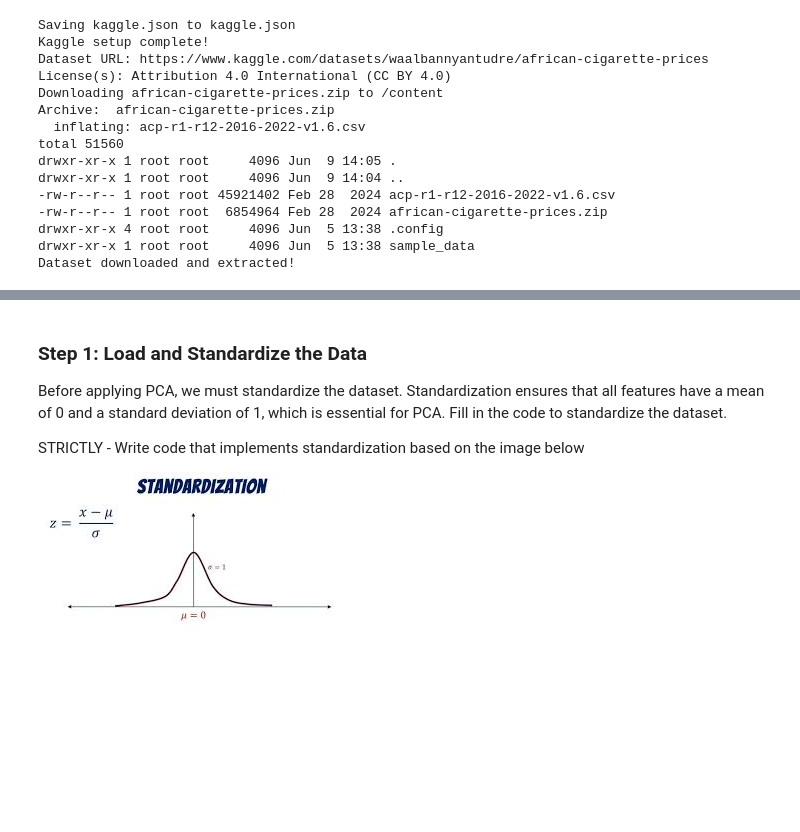
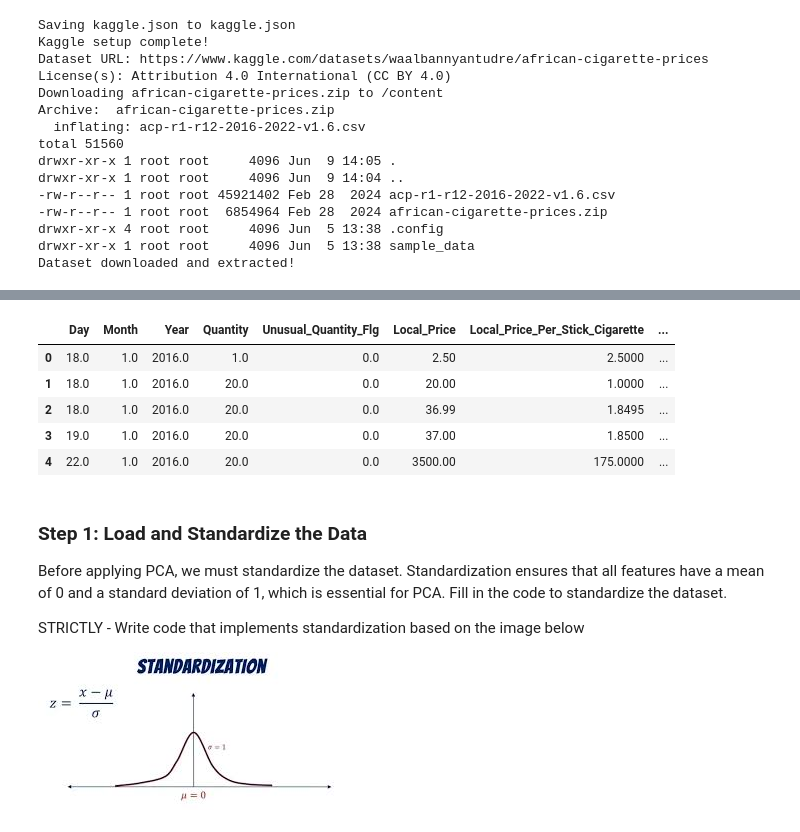
Before and after one commit to Pam-Pam29/ADVANCED-LINEAR-ALGEBRA-PCA-Group-19, a Jupyter notebook: Template_PCA_Formative_1[19].ipynb, the cells around one changed output, grey strips where cells are left out. Drawn from its saved outputs; the diff is of its cells as text; code cells hidden in the pictures; blank space fills up the shorter version.

```diff
--- a/Template_PCA_Formative_1[19].ipynb
+++ b/Template_PCA_Formative_1[19].ipynb
@@ -68,3 +104,14 @@ Dataset downloaded and extracted!
+# %%
+numerical_columns = df.select_dtypes(include=np.number).columns
+dataset = df[numerical_columns]
+dataset.head()
+# %% [output]
+|  | Day | Month | Year | Quantity | Unusual_Quantity_Flg | Local_Price | Local_Price_Per_Stick_Cigarette | ... |
+| 0 | 18.0 | 1.0 | 2016.0 | 1.0 | 0.0 | 2.50 | 2.5000 | ... |
+| 1 | 18.0 | 1.0 | 2016.0 | 20.0 | 0.0 | 20.00 | 1.0000 | ... |
+| 2 | 18.0 | 1.0 | 2016.0 | 20.0 | 0.0 | 36.99 | 1.8495 | ... |
+| 3 | 19.0 | 1.0 | 2016.0 | 20.0 | 0.0 | 37.00 | 1.8500 | ... |
+| 4 | 22.0 | 1.0 | 2016.0 | 20.0 | 0.0 | 3500.00 | 175.0000 | ... |
 # %% [markdown]
 ### Step 1: Load and Standardize the Data
 Before applying PCA, we must standardize the dataset. Standardization ensures that all features have a mean of 0 and a standard deviation of 1, which is essential for PCA.
```
Also changed, not shown: parts of 6 cells of this notebook.
